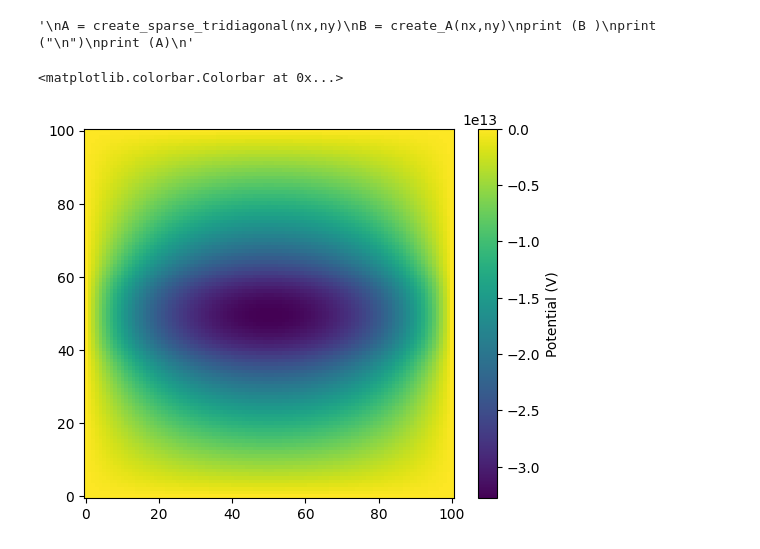
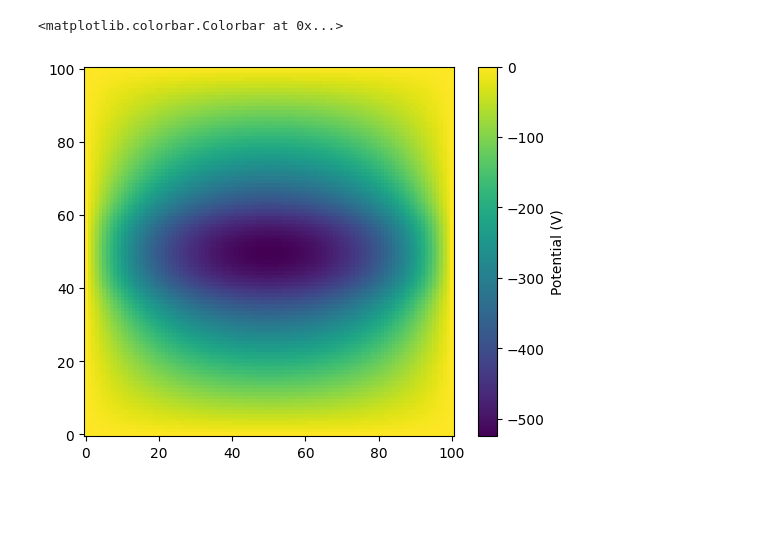
Before and after one commit to daisyabcxyz/Capstone-2025-2026, a Jupyter notebook: Matrix Inversion of Poisson.ipynb, the cells around one changed output. Saved outputs shown, nothing was run; the diff lists cells and outputs as text; code cells hidden in the pictures; blank space fills up the shorter version.

```diff
--- a/Matrix Inversion of Poisson.ipynb
+++ b/Matrix Inversion of Poisson.ipynb
@@ -5,11 +6,6 @@ from matplotlib import pyplot as plt, cm
 from mpl_toolkits.mplot3d import Axes3D
 import numpy as np
 # %%
-# Successive Over-Relaxation (SOR) method to solve Laplace equation
-# so fasttttt
-#from pylab import imshow,gray,show
-
-
 #set up grid
 nx,ny = 100,100
 x = np.linspace(0, nx, nx + 1)
@@ -21,7 +17,7 @@ delta = L/nx
 
 #charge density
 rho = np.zeros([nx+1,ny+1],float)
-rho[40:60,:] = 1e4 #C/m^2
+rho[40:60,:] = 1e12* (1.6e-19) #C/m^2
 epsilon = 8.85e-12 #F/m
 
 #time steps
@@ -31,9 +27,10 @@ dt = 1e-1
 #magnetic field
 B = 0.1 #Tesla
 # %%
+# trial 1: not including periodic side boundary
 #create the A matrix
 def create_A(nx,ny):
-    A = np.zeros(((nx-1)*(nx-1),(ny-1)*(ny-1)),float)
+    A = np.zeros(((nx-1)*(ny-1),(nx-1)*(ny-1)),float)
     np.fill_diagonal(A,-4)
     np.fill_diagonal(A[:-1,1:],1)
     np.fill_diagonal(A[1:,:-1],1)
@@ -70,45 +67,38 @@ def create_sparse_tridiagonal(nx, ny):
     return diags(diagonal, offsets, shape =(num_diag, num_diag), format= 'csr')
   #  return diags(diagonal, offsets, shape =(num_diag, num_diag)).toarray()
 
+ #construct boundary vector B
+def create_B():
+    lil_B1 = np.zeros(((nx-1)*(ny-1),1),float)
+    lil_B2 = np.zeros(((nx-1)*(ny-1),1),float)
+    f = rho[1:nx,1:ny].reshape((nx-1)*(ny-1),1)*delta**2/epsilon
+
+    lil_B1[0:nx-1] = -rho[1:ny,0].reshape(nx-1,1)
+    lil_B1[(nx-1)*(ny-1)-(nx-1):(nx-1)*(ny-1)] = -rho[1:ny,ny].reshape(nx-1,1)
+
+    lil_B2[0:(nx-1)*(ny-1):(ny-1)] = -rho[1:nx,0].reshape(nx-1,1)
+    lil_B2[ny-2:(nx-1)*(ny-1):(ny-1)] = -rho[1:nx,ny].reshape(nx-1,1)
+
+    return lil_B1+lil_B2+f
+
+#hmm if its wrapped around, then left side = right side
+#so we only need to solve one side and copy the values to the other side
 
 
-"""
-A = create_sparse_tridiagonal(nx,ny)
-B = create_A(nx,ny)
-print (B )
-print ("\n")
-print (A)
-"""
+def solve_poisson(rho):
+    A = create_sparse_tridiagonal(nx,ny)
+    B = create_B()
+    rho_interior = rho[1:nx,1:ny].reshape((nx-1)*(ny-1),1)
+    rho_interior = spsolve(A,B)
+    rho[1:nx,1:ny] = rho_interior.reshape(nx-1,ny-1)
+    #rho = side_rho_1(rho)
+    return rho
-# %% [output]
-'\nA = create_sparse_tridiagonal(nx,ny)\nB = create_A(nx,ny)\nprint (B )\nprint ("\n")\nprint (A)\n'
-# %%
-#construct boundary vector B
-def create_B():
-    lil_B1 = np.zeros(((nx-1)*(ny-1),1),float)
-    lil_B2 = np.zeros(((nx-1)*(ny-1),1),float)
-    f = rho[1:nx,1:ny].reshape((nx-1)*(ny-1),1)*delta**2/epsilon
-
-    lil_B1[0:nx-1] = -rho[0,1:ny].reshape(nx-1,1)
-    lil_B1[(nx-1)*(ny-1)-(nx-1):(nx-1)*(ny-1)] = -rho[nx,1:ny].reshape(nx-1,1)
-
-    lil_B2[0:(nx-1)*(ny-1):(ny-1)] = -rho[1:nx,0].reshape(nx-1,1)
-    lil_B2[ny-2:(nx-1)*(ny-1):(ny-1)] = -rho[1:nx,ny].reshape(nx-1,1)
-
-    return lil_B1+lil_B2+f
-
-
-def solve_poisson(rho):
-    A = create_sparse_tridiagonal(nx,ny)
-    B = create_B()
-    rho_interior = rho[1:nx,1:ny].reshape((nx-1)*(ny-1),1)
-
-    A_inv = np.linalg.inv(A.toarray())
-    rho_interior = np.dot(A_inv,B)
-    rho[1:nx,1:ny] = rho_interior.reshape(nx-1,ny-1)
-    return rho
 # %%
+rho = np.zeros([nx+1,ny+1],float)
+rho[40:60,:] = 1e12* (1.6e-19) #C/m^2
+rho_interior = solve_poisson(rho)
 plt.imshow(rho_interior, origin = 'lower')
 plt.colorbar(label="Potential (V)",shrink=1)
 # %% [output]
 <matplotlib.colorbar.Colorbar at 0x...>
-[figure, old version]
+[figure, new version]
```
Also changed, not shown: parts of 3 cells of this notebook, 1 other file.
